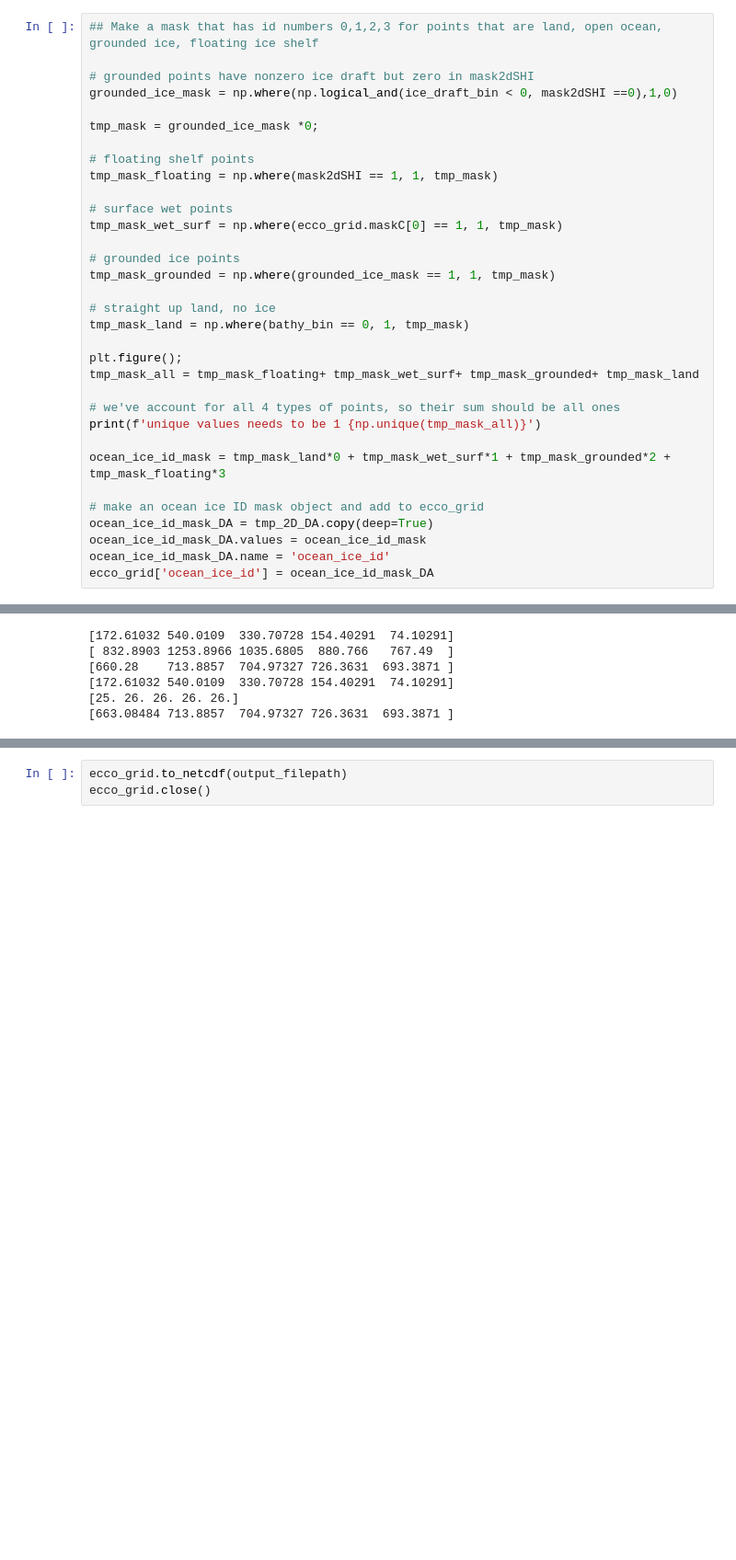
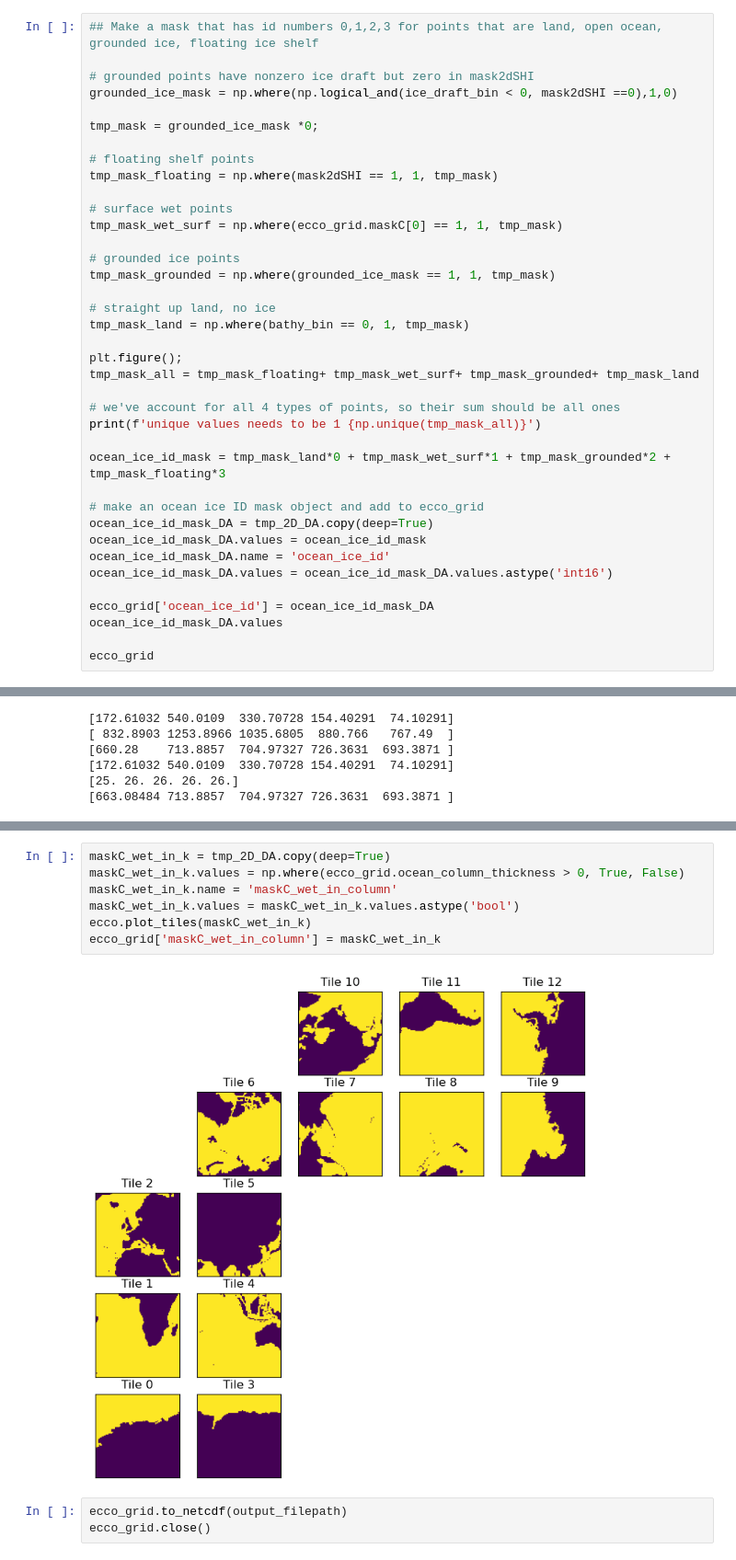
Before and after one commit to ECCO-GROUP/ECCO-Dataset-Production, a Jupyter notebook: utils/generate_GRID_GEOMETRY/gen_ECCO_V4r6_auxillary_native_grid_file_for_PODAAC.ipynb, the cells around one changed output, grey strips where cells are left out. Shown at 92% size. Saved outputs shown, nothing was run; the diff lists cells and outputs as text; blank space fills up the shorter version.

Commit message:
the notebook that creates the 'pre' native grid geometry

```diff
--- a/utils/generate_GRID_GEOMETRY/gen_ECCO_V4r6_auxillary_native_grid_file_for_PODAAC.ipynb
+++ b/utils/generate_GRID_GEOMETRY/gen_ECCO_V4r6_auxillary_native_grid_file_for_PODAAC.ipynb
@@ -660,6 +682,11 @@ ocean_ice_id_mask = tmp_mask_land*0 + tmp_mask_wet_surf*1 + tmp_mask_grounded*2
 ocean_ice_id_mask_DA = tmp_2D_DA.copy(deep=True)
 ocean_ice_id_mask_DA.values = ocean_ice_id_mask
 ocean_ice_id_mask_DA.name = 'ocean_ice_id'
+ocean_ice_id_mask_DA.values = ocean_ice_id_mask_DA.values.astype('int16')
+
 ecco_grid['ocean_ice_id'] = ocean_ice_id_mask_DA
+ocean_ice_id_mask_DA.values
+
+ecco_grid
 # %% [output]
 unique values needs to be 1 [1]
@@ -1059,3 +1105,12 @@ print(ecco_grid.R_icefront.values.ravel()[floating_ice_ids[:5]])
+# %%
+maskC_wet_in_k = tmp_2D_DA.copy(deep=True)
+maskC_wet_in_k.values = np.where(ecco_grid.ocean_column_thickness > 0, True, False)
+maskC_wet_in_k.name = 'maskC_wet_in_column'
+maskC_wet_in_k.values = maskC_wet_in_k.values.astype('bool')
+ecco.plot_tiles(maskC_wet_in_k)
+ecco_grid['maskC_wet_in_column'] = maskC_wet_in_k
+# %% [output]
+[figure, added]
 # %%
 ecco_grid.to_netcdf(output_filepath)
 ecco_grid.close()
```
Also changed, not shown: parts of 8 cells of this notebook.
